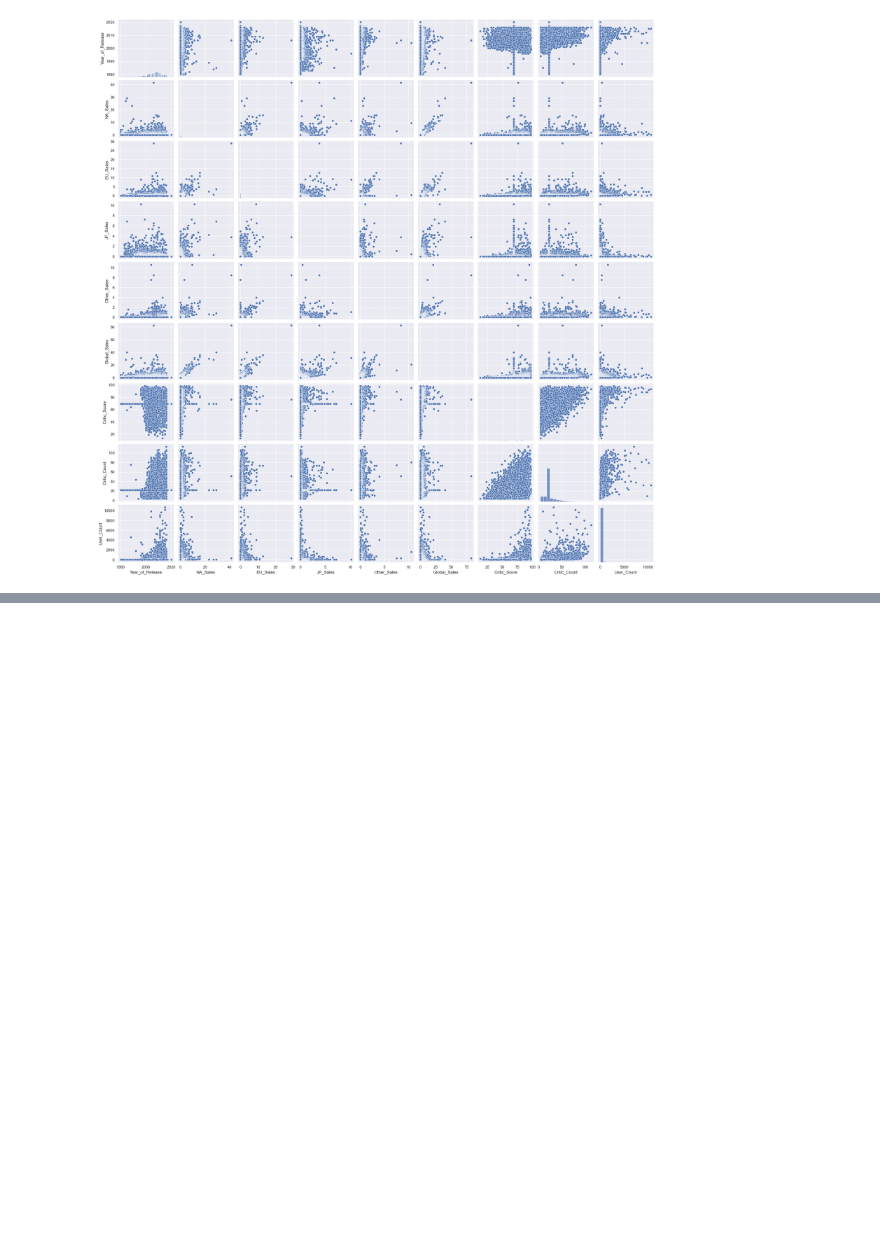
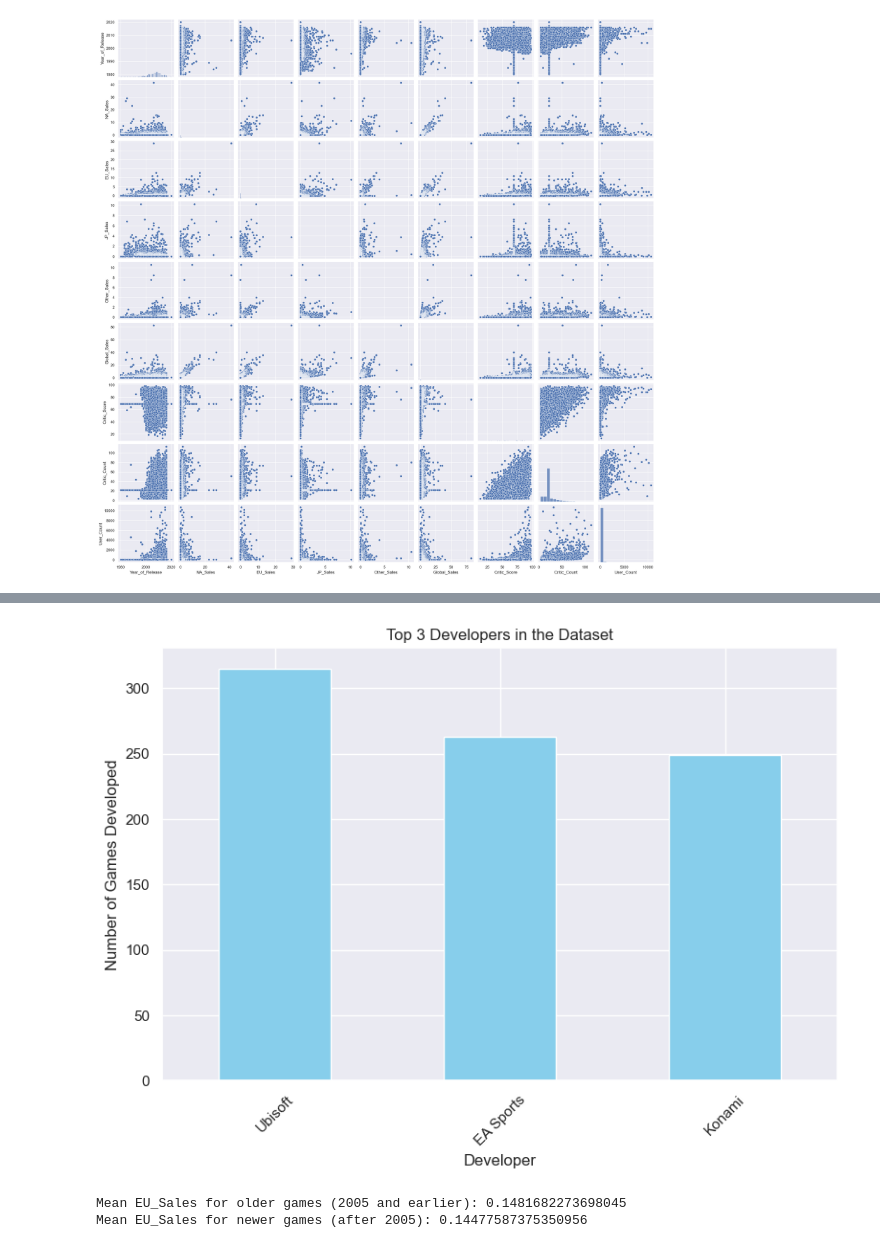
Before and after one commit to ashammar1/Data-Visualisation, a Jupyter notebook: Alaa_Shammary_DVisualHDip_CA1.ipynb, the cells around one changed output, grey strips where cells are left out. Cells and saved outputs as stored; diff of their text form; code cells hidden in the pictures; blank space fills up the shorter version.

Commit message:
common developer

```diff
--- a/Alaa_Shammary_DVisualHDip_CA1.ipynb
+++ b/Alaa_Shammary_DVisualHDip_CA1.ipynb
@@ -211,0 +227,13 @@ sns.histplot(data=top_4_df, x='Genre', discrete=True, shrink=.8)
+# %%
+top_developers = vgsales_df['Developer'].value_counts().head(3)
+# %%
+plt.figure(figsize=(8, 6))
+top_developers.plot(kind='bar', color='skyblue')
+plt.title('Top 3 Developers in the Dataset')
+plt.xlabel('Developer')
+plt.ylabel('Number of Games Developed')
+plt.xticks(rotation=45)
+plt.tight_layout()
+plt.show()
+# %% [output]
+[figure, added]
@@ -211,0 +246,6 @@ sns.histplot(data=top_4_df, x='Genre', discrete=True, shrink=.8)
+# %%
+print("Mean EU_Sales for older games (2005 and earlier):", mean_eu_sales_old)
+print("Mean EU_Sales for newer games (after 2005):", mean_eu_sales_new)
+# %% [output]
+Mean EU_Sales for older games (2005 and earlier): 0.1481682273698045
+Mean EU_Sales for newer games (after 2005): 0.14477587375350956
```
Also changed, not shown: parts of 23 cells of this notebook.
